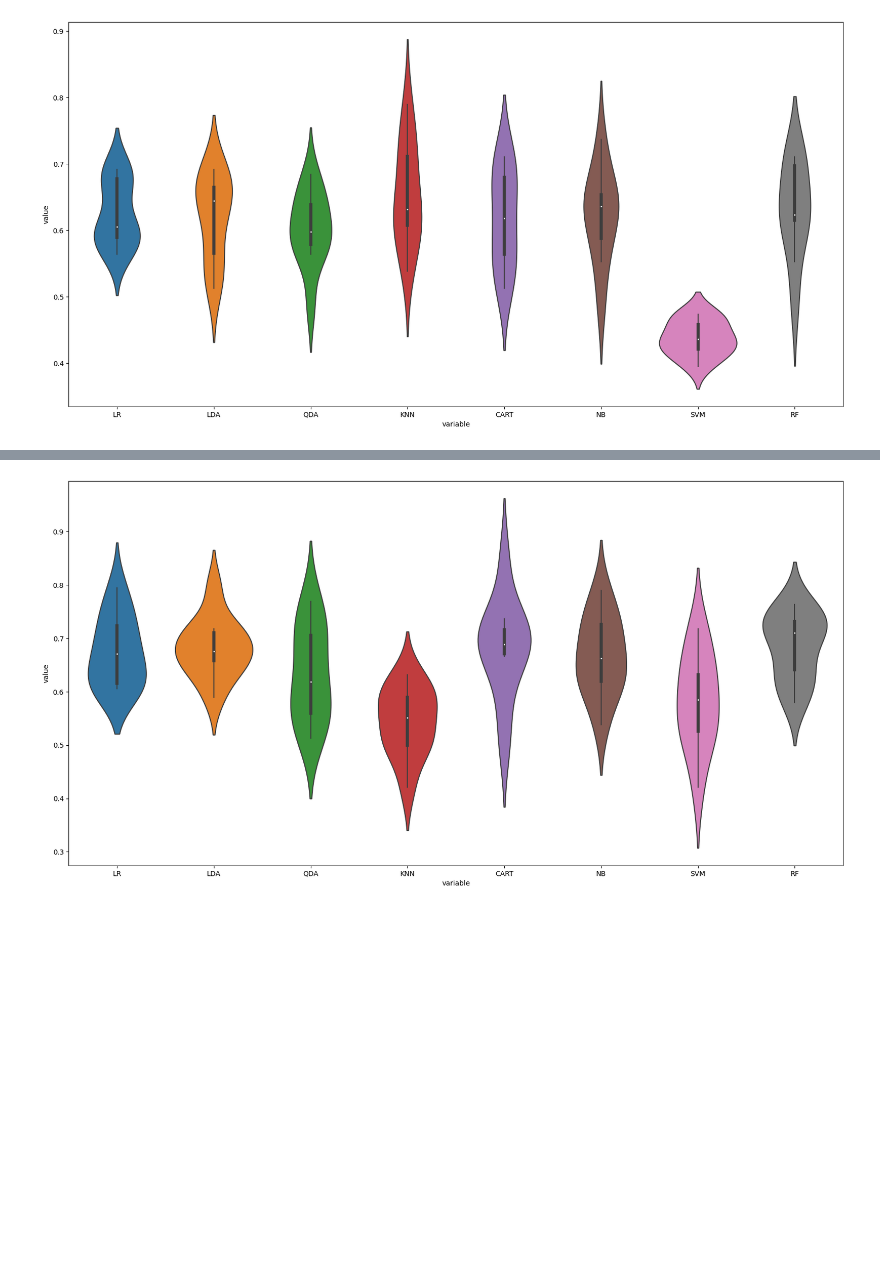
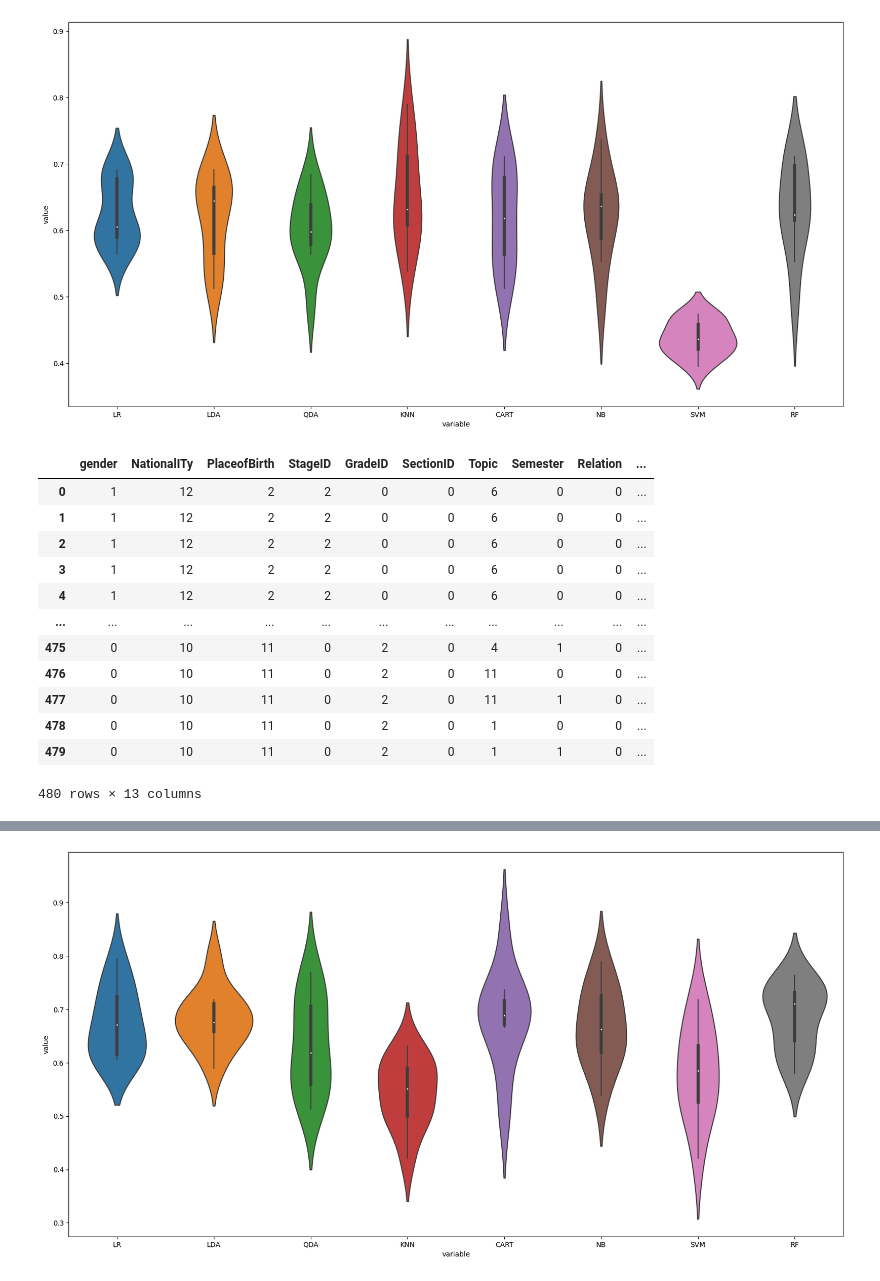
Before and after one commit to vanhalen42/student_academic_performance, a Jupyter notebook: simple_correlation_analysis copy.ipynb, the cells around one changed output, grey strips where cells are left out. Cells and saved outputs as stored; diff of their text form; code cells hidden in the pictures; blank space fills up the shorter version.

```diff
--- a/simple_correlation_analysis copy.ipynb
+++ b/simple_correlation_analysis copy.ipynb
@@ -452,4 +466,23 @@ sns.violinplot(x='variable', y='value', data=df)
 plt.show()
 # %% [output]
 [figure]
+# %%
+# use categorical data for classification
+df_categorical_logistic = df_categorical.copy()
+df_categorical_logistic['Class'] = data['Class']
+df_categorical
+# %% [output]
+|  | gender | NationalITy | PlaceofBirth | StageID | GradeID | SectionID | Topic | Semester | Relation | ... |
+| 0 | 1 | 12 | 2 | 2 | 0 | 0 | 6 | 0 | 0 | ... |
+| 1 | 1 | 12 | 2 | 2 | 0 | 0 | 6 | 0 | 0 | ... |
+| 2 | 1 | 12 | 2 | 2 | 0 | 0 | 6 | 0 | 0 | ... |
+| 3 | 1 | 12 | 2 | 2 | 0 | 0 | 6 | 0 | 0 | ... |
+| 4 | 1 | 12 | 2 | 2 | 0 | 0 | 6 | 0 | 0 | ... |
+| ... | ... | ... | ... | ... | ... | ... | ... | ... | ... | ... |
+| 475 | 0 | 10 | 11 | 0 | 2 | 0 | 4 | 1 | 0 | ... |
+| 476 | 0 | 10 | 11 | 0 | 2 | 0 | 11 | 0 | 0 | ... |
+| 477 | 0 | 10 | 11 | 0 | 2 | 0 | 11 | 1 | 0 | ... |
+| 478 | 0 | 10 | 11 | 0 | 2 | 0 | 1 | 0 | 0 | ... |
+| 479 | 0 | 10 | 11 | 0 | 2 | 0 | 1 | 1 | 0 | ... |
+480 rows × 13 columns
 # %%
```
Also changed, not shown: parts of 15 cells of this notebook.
